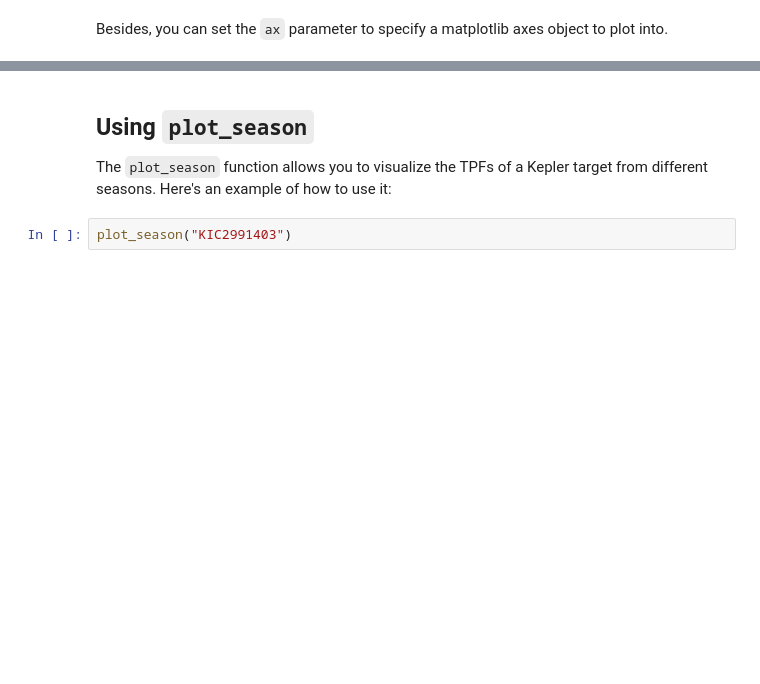
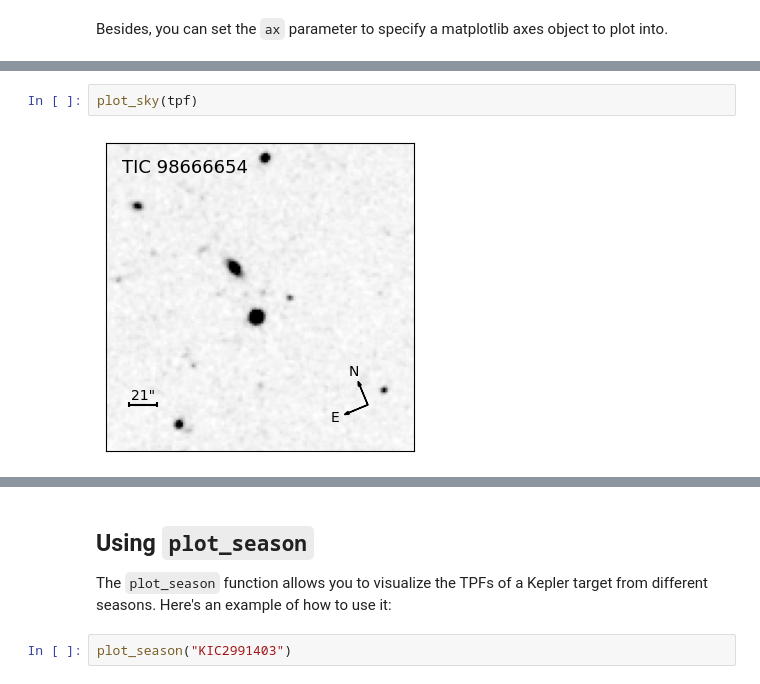
Before and after one commit to keyuxing/tpfi, a Jupyter notebook: examples/tutorial.ipynb, the cells around one changed output, grey strips where cells are left out. Cells and saved outputs as stored; diff of their text form; blank space fills up the shorter version.

```diff
--- a/examples/tutorial.ipynb
+++ b/examples/tutorial.ipynb
@@ -49,0 +73,4 @@ plot_identification(tpf, ax=axes[1])
+# %%
+plot_sky(tpf)
+# %% [output]
+[figure, added]
```
Also changed, not shown: parts of 12 cells of this notebook, 5 other files.
